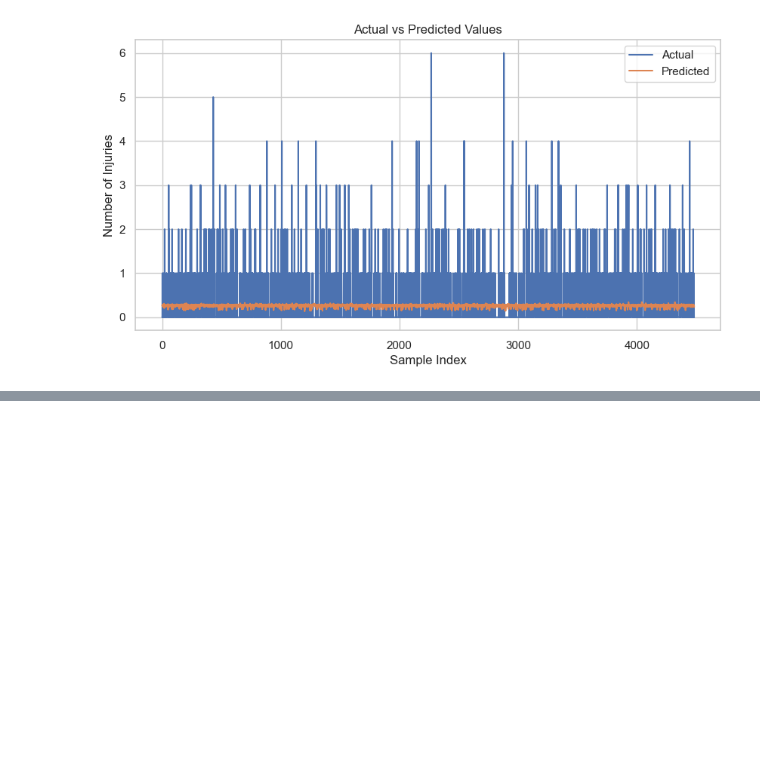
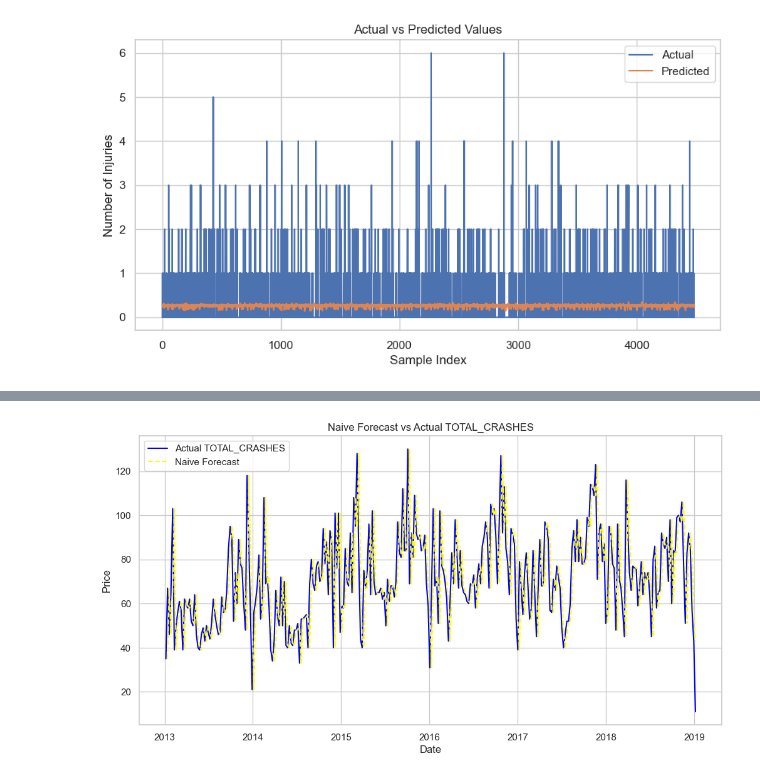
Before and after one commit to EgaTypeR/traffic-crash-forecasting, a Jupyter notebook: forcasting.ipynb, the cells around one changed output, grey strips where cells are left out. Saved outputs shown, nothing was run; the diff lists cells and outputs as text; code cells hidden in the pictures; blank space fills up the shorter version.

```diff
--- a/forcasting.ipynb
+++ b/forcasting.ipynb
@@ -303,0 +382,15 @@ plt.show()
+# %%
+
+weekly_data['Naive_Forecast'] = weekly_data['TOTAL_CRASHES'].shift(1)
+
+plt.figure(figsize=(12, 6))
+plt.plot(weekly_data.index, weekly_data['TOTAL_CRASHES'], label='Actual TOTAL_CRASHES', color = 'blue')
+plt.plot(weekly_data.index, weekly_data['Naive_Forecast'], label='Naive Forecast', linestyle='--',  color = 'yellow')
+plt.title('Naive Forecast vs Actual TOTAL_CRASHES')
+plt.xlabel('Date')
+plt.ylabel('Price')
+plt.legend()
+plt.grid(True)
+plt.show()
+# %% [output]
+[figure, added]
```
Also changed, not shown: parts of 8 cells of this notebook.
